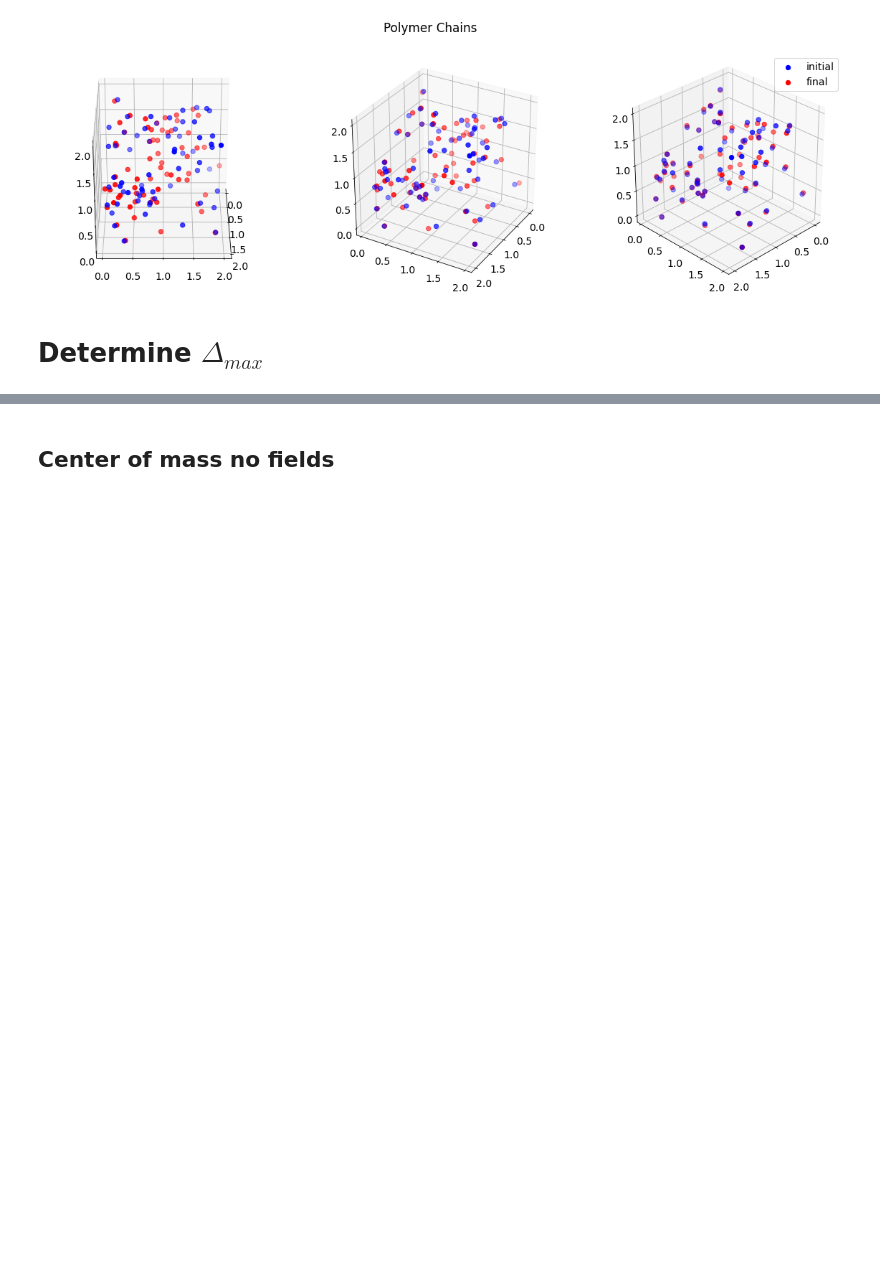
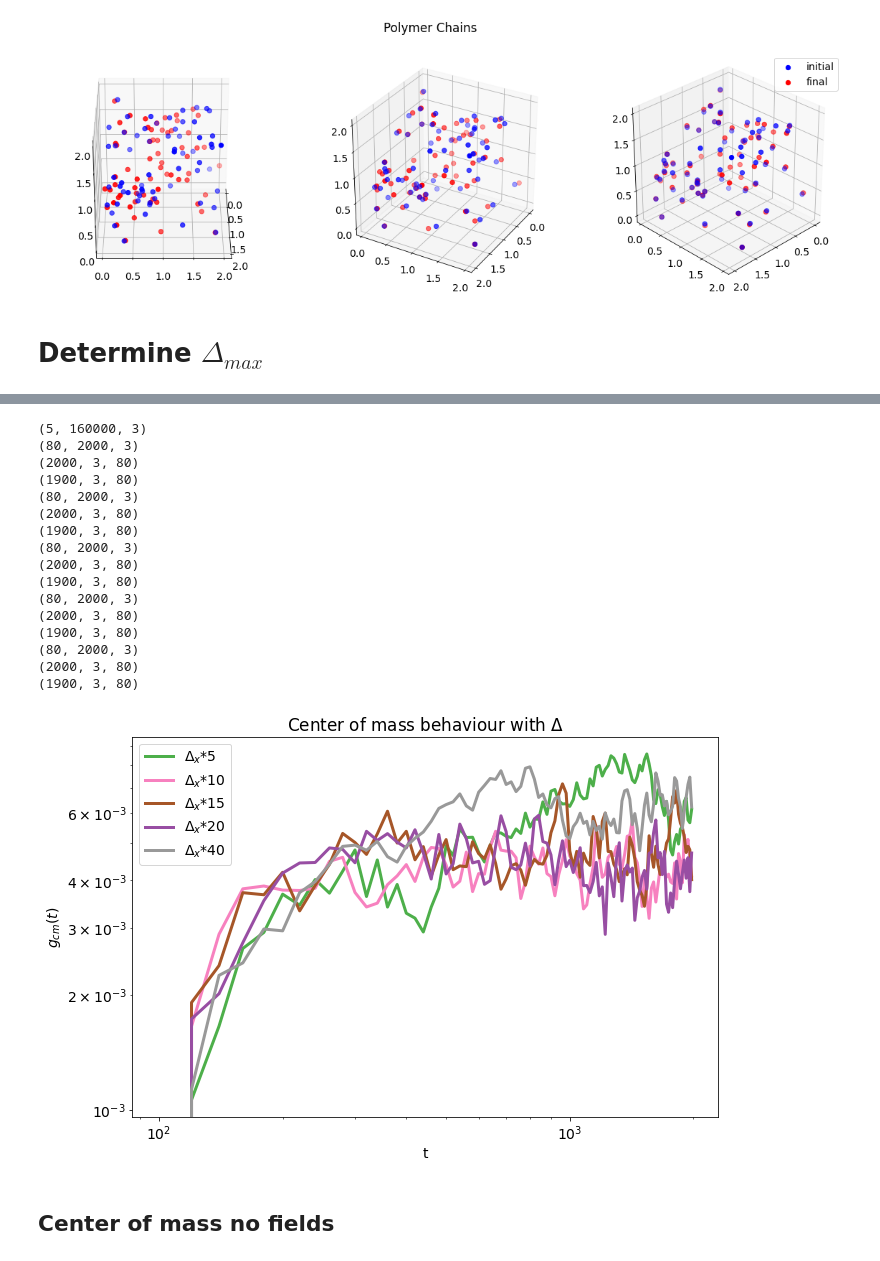
Before and after one commit to Ssalazar12/Physics, a Jupyter notebook: Self-Consistent Field Theory/montecarlo_analysis.ipynb, the cells around one changed output, grey strips where cells are left out. Drawn from its saved outputs; the diff is of its cells as text; code cells hidden in the pictures; blank space fills up the shorter version.

```diff
--- a/Self-Consistent Field Theory/montecarlo_analysis.ipynb
+++ b/Self-Consistent Field Theory/montecarlo_analysis.ipynb
@@ -162,29 +164,47 @@ delta_strings = [ d_str+'*5', d_str+'*10',d_str+'*15', d_str+'*20',d_str+'*40']
 # %%
 print(np.shape(deltas))
 np.shape(deltas[0])
 deltas_g = []
 
 # define colors for out plots '#377eb8''#ff7f00'
 CB_color_cycle = [  '#4daf4a', '#f781bf', '#a65628', '#984ea3',
                   '#999999', '#e41a1c', '#dede00']
 
 # center of mass for each diplacements
 plt.figure(figsize=(10.5,7))
 for i in range(0,len(deltas)):
     # clean up the data
     deltas_clean = clean_polymers(deltas[i])
     deltas_clean = deltas_clean[::step_skip,:,:]
     # calculate the displacement
     deltas_g.append(calculate_mean_displacement(deltas_clean))
     # plot
     plt.loglog(t,deltas_g[i], label=delta_strings[i], c = CB_color_cycle[i],linewidth=3.0)
 
 
 plt.legend()
-plt.xlabel('Montecarlo step')
+plt.xlabel('t')
 plt.ylabel('$g_{cm}(t)$')
 plt.title('Center of mass behaviour with $\Delta$')
 plt.savefig('g_cm_deltas.png')
+# %% [output]
+(5, 160000, 3)
+(80, 2000, 3)
+(2000, 3, 80)
+(1900, 3, 80)
+(80, 2000, 3)
+(2000, 3, 80)
+(1900, 3, 80)
+(80, 2000, 3)
+(2000, 3, 80)
+(1900, 3, 80)
+(80, 2000, 3)
+(2000, 3, 80)
+(1900, 3, 80)
+(80, 2000, 3)
+(2000, 3, 80)
+(1900, 3, 80)
+[figure, added]
 # %% [markdown]
 ##  Center of mass no fields
 # %%
```
Also changed, not shown: parts of 9 cells of this notebook, 2 other files.
